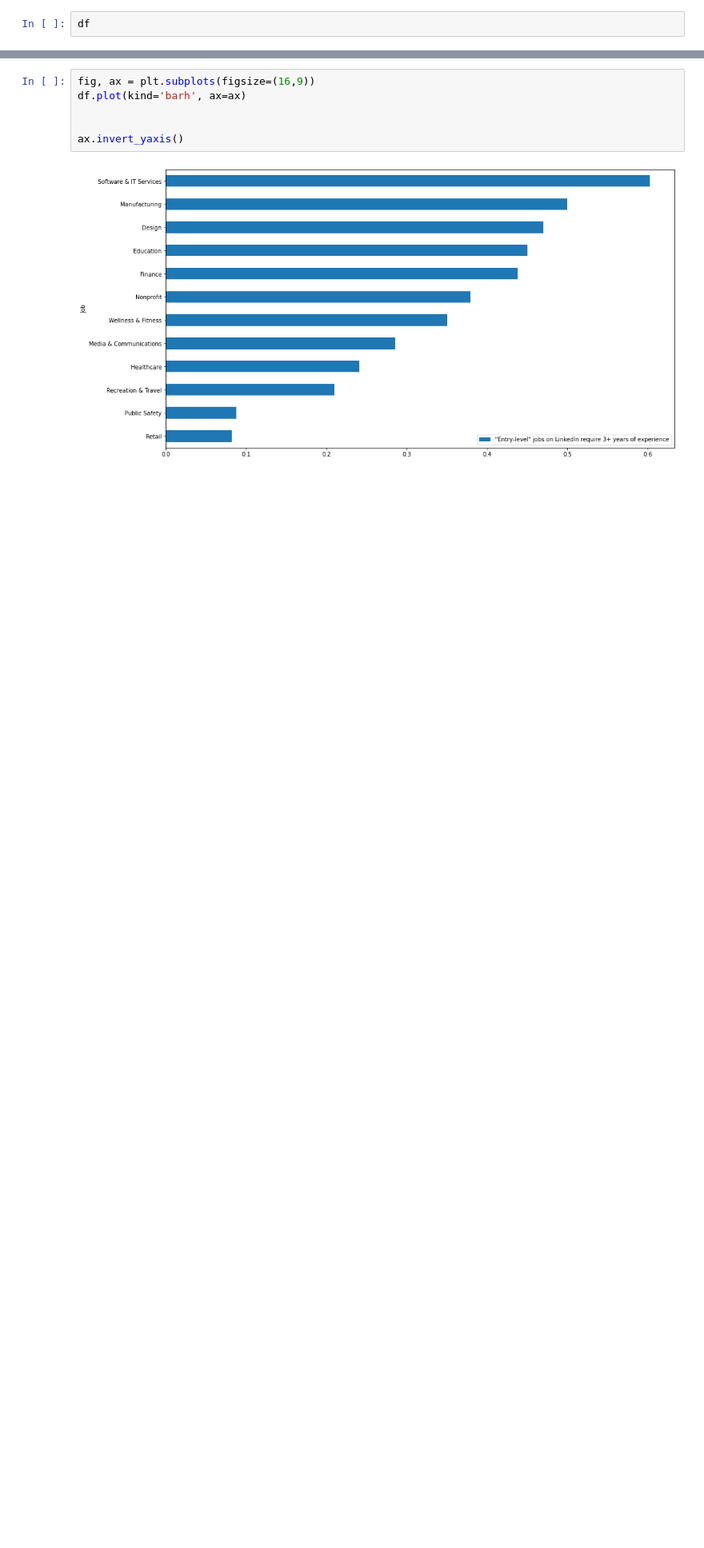
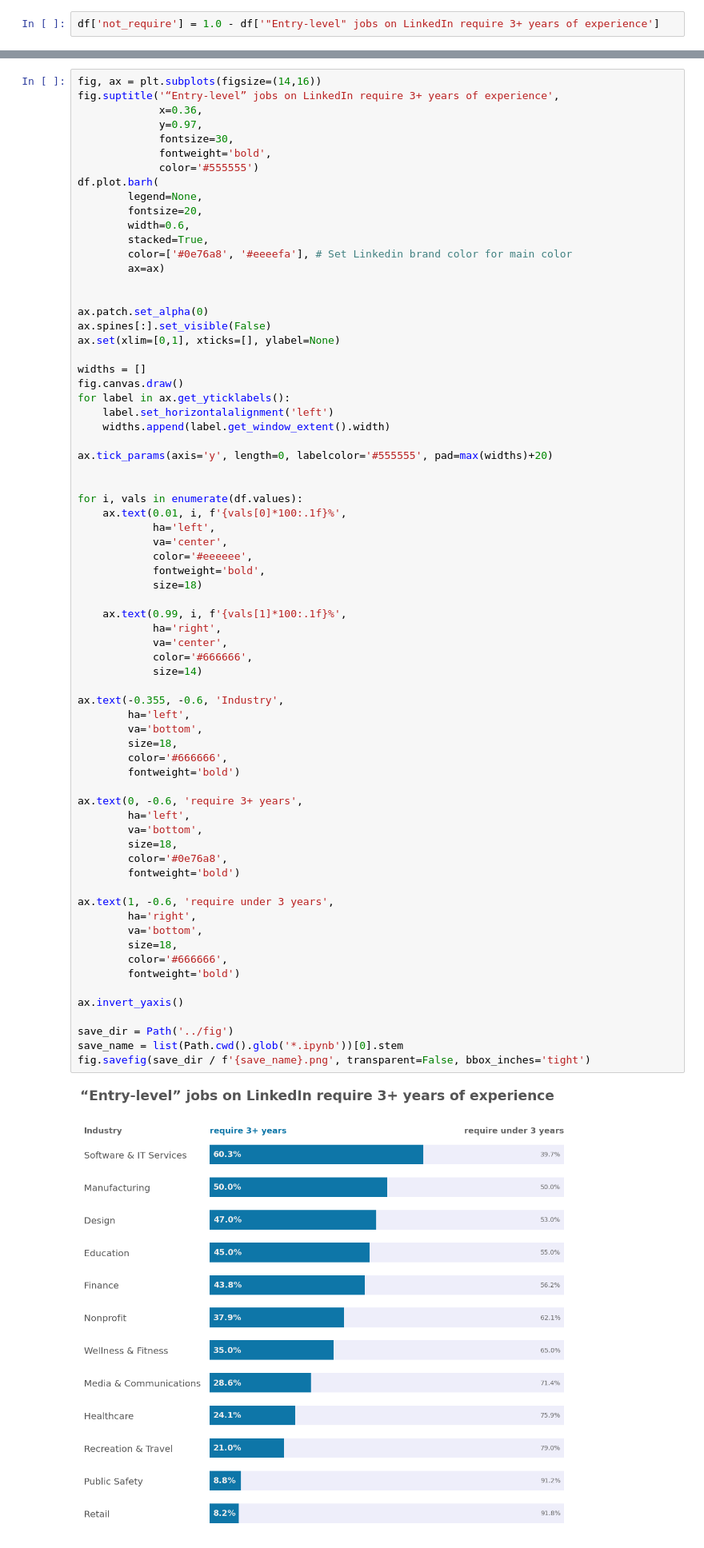
Before and after one commit to HiromuIshikawa/viz_for_makeovermonday, a Jupyter notebook: viz/2021/w34/src/2021_w34_entry_level_jobs.ipynb, the cells around one changed output, grey strips where cells are left out. Shown at 80% size. Cells and saved outputs as stored; diff of their text form; blank space fills up the shorter version.

```diff
--- a/viz/2021/w34/src/2021_w34_entry_level_jobs.ipynb
+++ b/viz/2021/w34/src/2021_w34_entry_level_jobs.ipynb
@@ -12,4 +13,4 @@ import matplotlib.pyplot as plt
 # %%
 df = pd.read_excel('../data/Entry-Level LinkedIn Jobs.xlsx', index_col=0)
 # %%
-df
+df['not_require'] = 1.0 - df['"Entry-level" jobs on LinkedIn require 3+ years of experience']
@@ -31,10 +34,74 @@ df
 # %% [markdown]
 ## Visualization
 # %%
-fig, ax = plt.subplots(figsize=(16,9))
-df.plot(kind='barh', ax=ax)
+fig, ax = plt.subplots(figsize=(14,16))
+fig.suptitle('“Entry-level” jobs on LinkedIn require 3+ years of experience',
+             x=0.36,
+             y=0.97,
+             fontsize=30,
+             fontweight='bold',
+             color='#555555')
+df.plot.barh(
+        legend=None,
+        fontsize=20,
+        width=0.6,
+        stacked=True,
+        color=['#0e76a8', '#eeeefa'], # Set Linkedin brand color for main color
+        ax=ax)
 
 
+ax.patch.set_alpha(0)
+ax.spines[:].set_visible(False)
+ax.set(xlim=[0,1], xticks=[], ylabel=None)
+
+widths = []
+fig.canvas.draw()
+for label in ax.get_yticklabels():
+    label.set_horizontalalignment('left')
+    widths.append(label.get_window_extent().width)
+
+ax.tick_params(axis='y', length=0, labelcolor='#555555', pad=max(widths)+20)
+
+
+for i, vals in enumerate(df.values):
+    ax.text(0.01, i, f'{vals[0]*100:.1f}%',
+            ha='left',
+            va='center',
+            color='#eeeeee',
+            fontweight='bold',
+            size=18)
+
+    ax.text(0.99, i, f'{vals[1]*100:.1f}%',
+            ha='right',
+            va='center',
+            color='#666666',
+            size=14)
+
+ax.text(-0.355, -0.6, 'Industry',
+        ha='left',
+        va='bottom',
+        size=18,
+        color='#666666',
+        fontweight='bold')
+
+ax.text(0, -0.6, 'require 3+ years',
+        ha='left',
+        va='bottom',
+        size=18,
+        color='#0e76a8',
+        fontweight='bold')
+
+ax.text(1, -0.6, 'require under 3 years',
+        ha='right',
+        va='bottom',
+        size=18,
+        color='#666666',
+        fontweight='bold')
+
 ax.invert_yaxis()
+
+save_dir = Path('../fig')
+save_name = list(Path.cwd().glob('*.ipynb'))[0].stem
+fig.savefig(save_dir / f'{save_name}.png', transparent=False, bbox_inches='tight')
 # %% [output]
-[figure, old version]
+[figure, new version]
```
Also changed, not shown: parts of 3 cells of this notebook, 1 other file.
